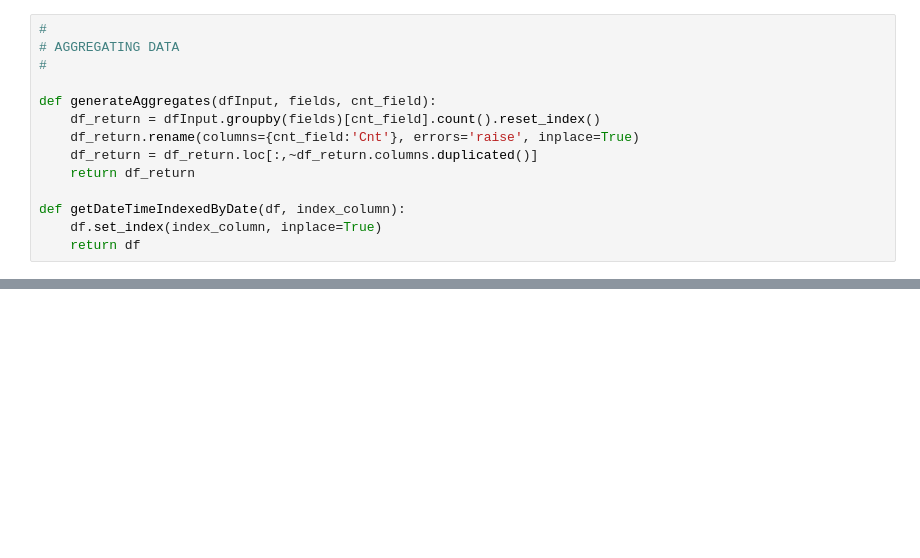
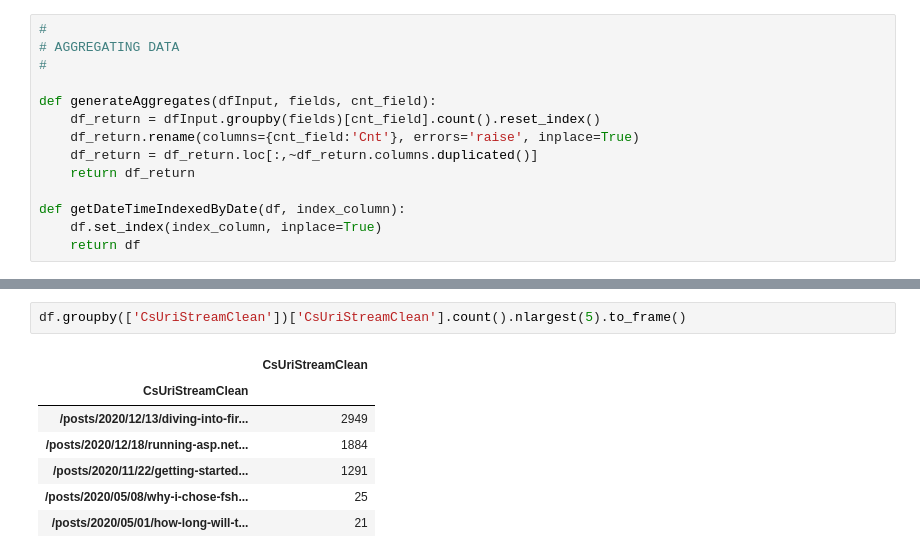
Before and after one commit to l1x/s3logs, a Jupyter notebook: notebook/WebAnalytics.ipynb, the cells around one changed output, grey strips where cells are left out. Cells and saved outputs as stored; diff of their text form; blank space fills up the shorter version.

```diff
--- a/notebook/WebAnalytics.ipynb
+++ b/notebook/WebAnalytics.ipynb
@@ -312,0 +338,10 @@ fig.show()
+# %%
+df.groupby(['CsUriStreamClean'])['CsUriStreamClean'].count().nlargest(5).to_frame()
+# %% [output]
+|  | CsUriStreamClean |
+| CsUriStreamClean |  |
+| /posts/2020/12/13/diving-into-fir... | 2949 |
+| /posts/2020/12/18/running-asp.net... | 1884 |
+| /posts/2020/11/22/getting-started... | 1291 |
+| /posts/2020/05/08/why-i-chose-fsh... | 25 |
+| /posts/2020/05/01/how-long-will-t... | 21 |
```
Also changed, not shown: parts of 59 cells of this notebook, 3 other files.
